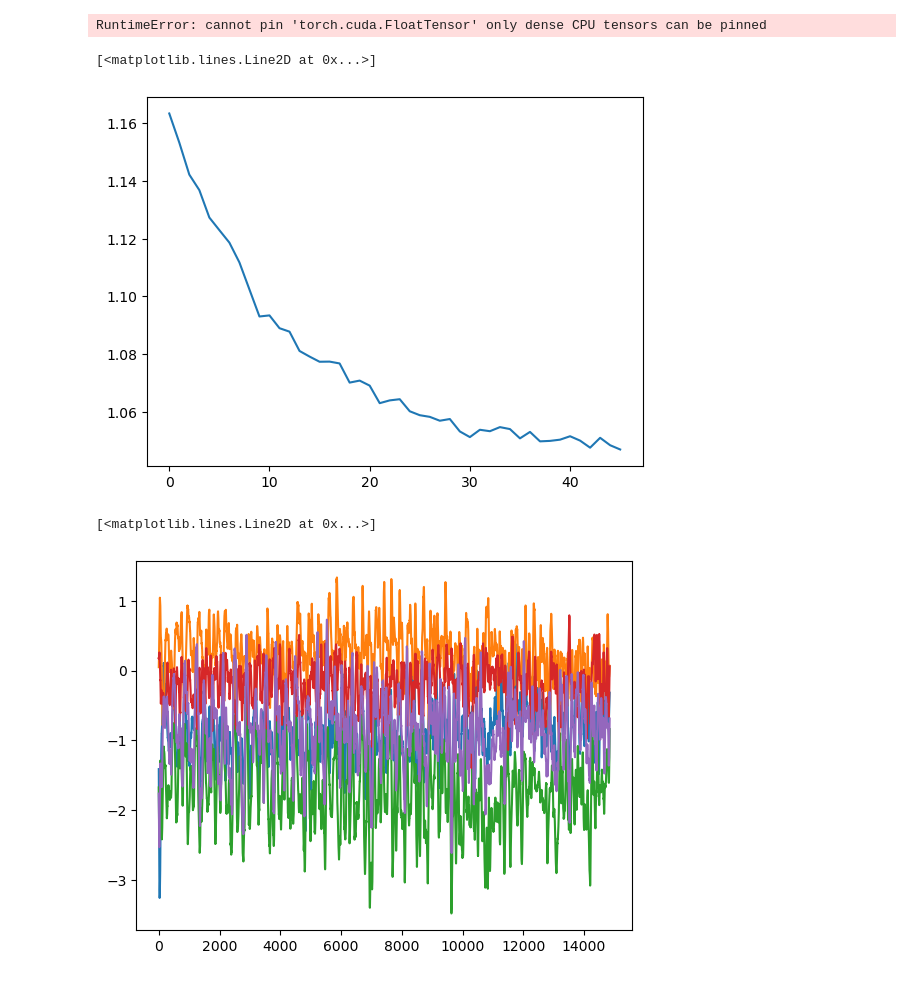
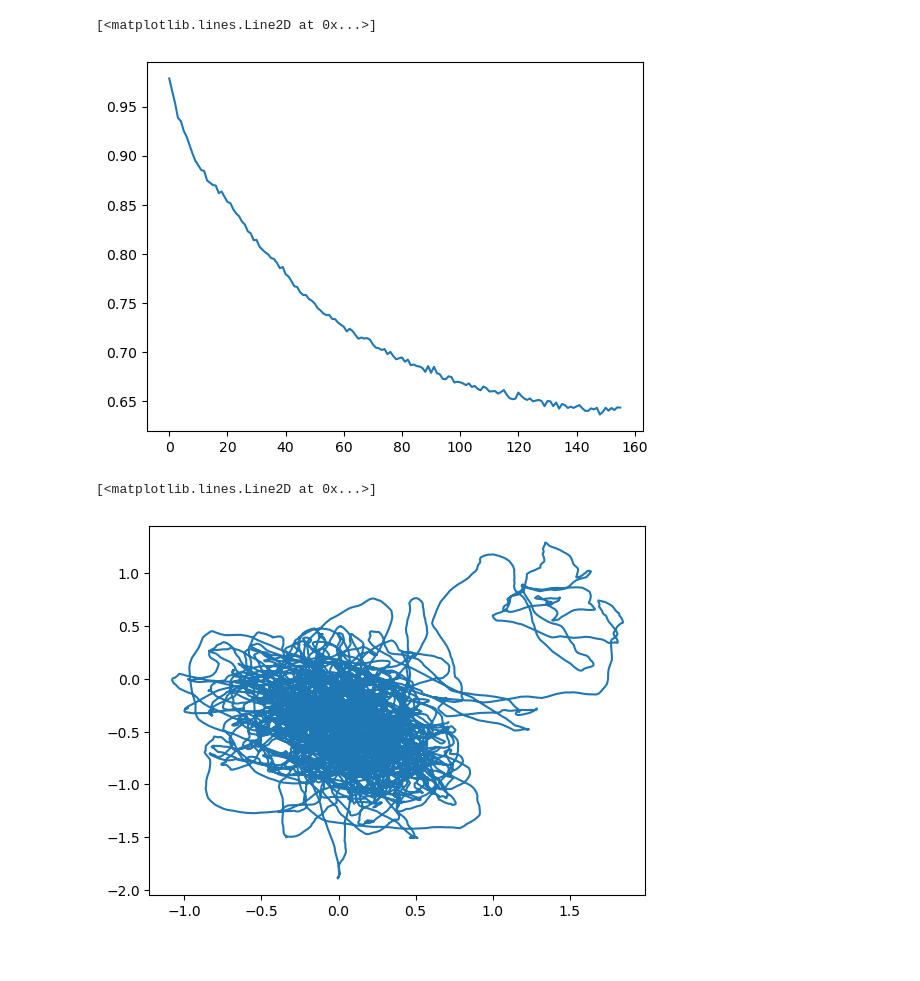
Before and after one commit to z7743/manifold_learning, a Jupyter notebook: notebooks/test.ipynb, the cells around one changed output. Cells and saved outputs as stored; diff of their text form; code cells hidden in the pictures.

```diff
--- a/notebooks/test.ipynb
+++ b/notebooks/test.ipynb
@@ -11,3 +12,3 @@ importlib.reload(IMD)
 # %%
-X = load_csv_dataset("Jan1023_1_fr_ma2sec_sr30.csv").to_numpy()[:,1:]
+X = load_csv_dataset("CellCycle4X.csv").to_numpy().T#[:,1:]
 # %%
@@ -15,3 +16,5 @@ trainer = IMD.IMD_nD(X.shape[1], embed_dim=5, n_components=3,learning_rate=0.001
+# %%
+trainer = IMD_.IMD_nD(X.shape[1], embed_dim=3, n_components=3,learning_rate=0.001, device="cuda",optimizer="Adam",random_state=2)
 # %%
-trainer.fit(X, sample_len=300, library_len=800, nbrs_num=15, tp=60, epochs=1000, num_batches=32)
+trainer.fit(X, sample_len=300, library_len=800, nbrs_num=15, tp=60, epochs=100, num_batches=32)
 # %% [output]
@@ -62,22 +45,16 @@ with imageio.get_writer('animation_adam.mp4', mode='I') as writer:
         filename = f"{output_dir}/frame_{i:02d}.png"
         image = imageio.imread(filename)
         writer.append_data(image)
-# %% [output]
-RuntimeError: cannot pin 'torch.cuda.FloatTensor' only dense CPU tensors can be pinned
 # %%
-plt.plot(trainer.get_loss_history()[:400])
+plt.plot(trainer.get_loss_history()[:])
 # %% [output]
 [<matplotlib.lines.Line2D at 0x...>]
-[figure, old version]
+[figure, new version]
 # %%
-plt.plot(trainer.predict(X)[:,0,0])
-plt.plot(trainer.predict(X)[:,0,1])
-plt.plot(trainer.predict(X)[:,0,2])
-plt.plot(trainer.predict(X)[:,0,3])
-plt.plot(trainer.predict(X)[:,0,4])
+plt.plot(trainer.predict(X)[:,0,0],trainer.predict(X)[:,0,1])
 # %% [output]
 [<matplotlib.lines.Line2D at 0x...>]
-[figure, old version]
+[figure, new version]
 # %%
 from mpl_toolkits.mplot3d import Axes3D
 import os
```
Also changed, not shown: parts of 4 cells of this notebook, 1 other file.
